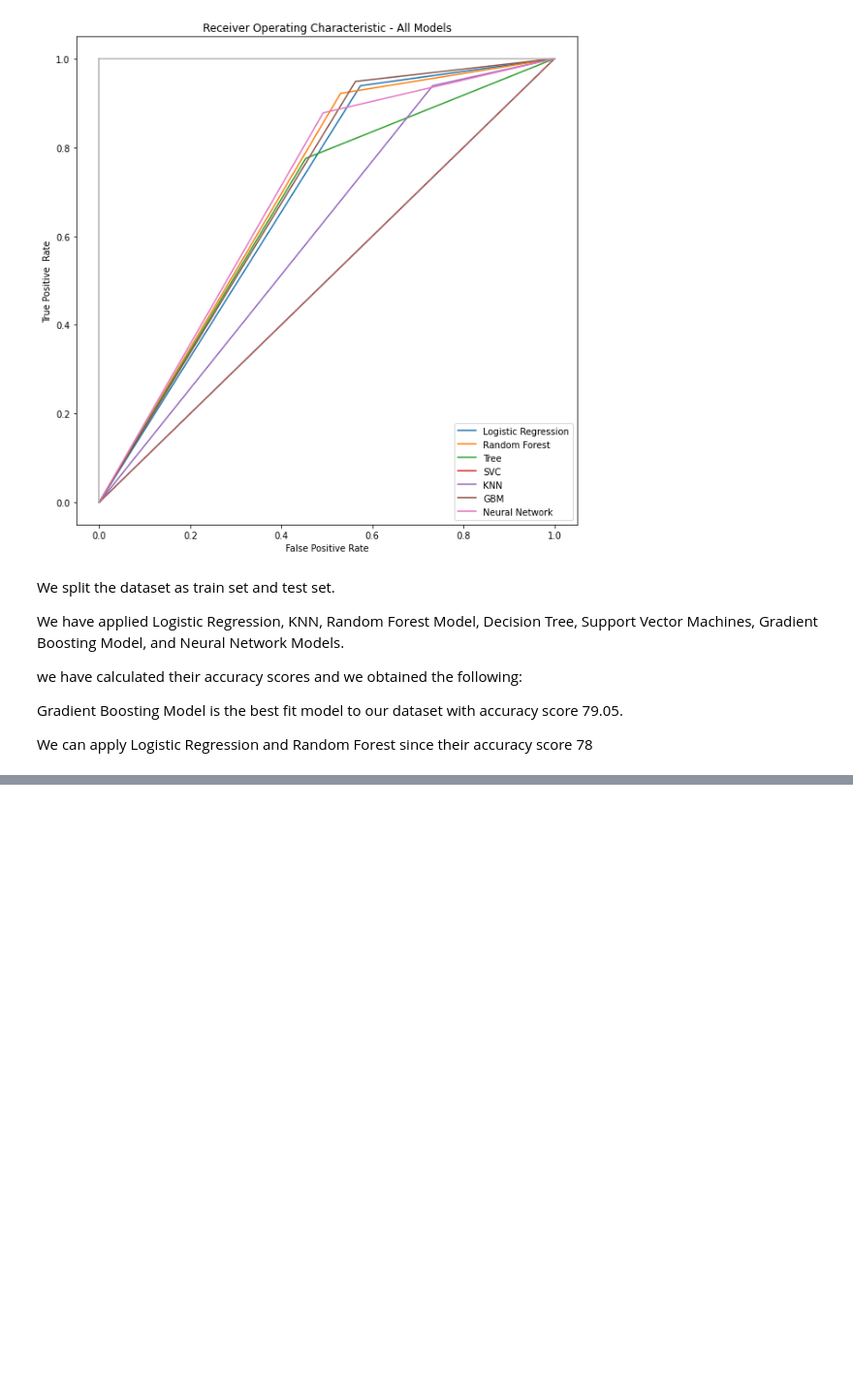
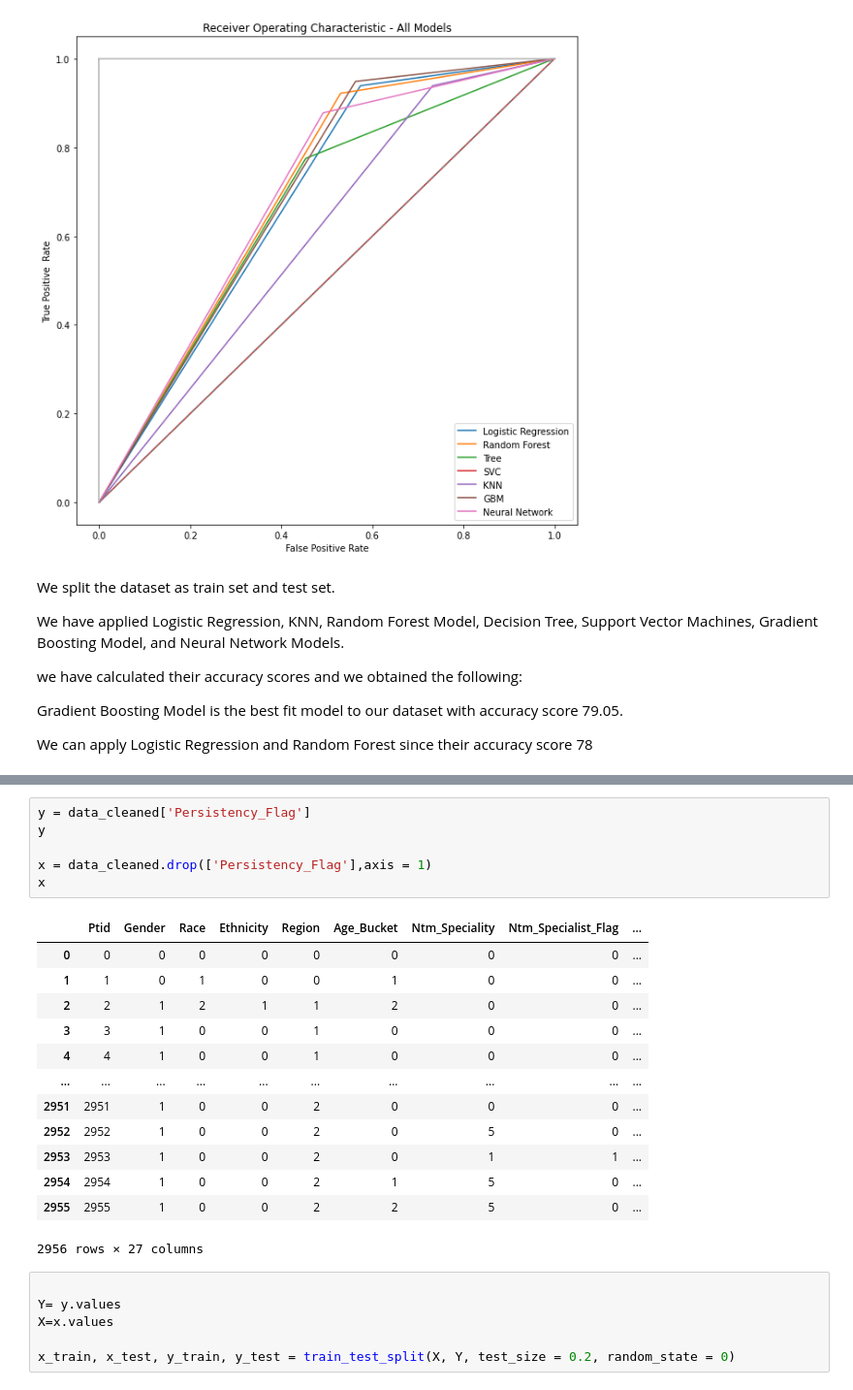
Before and after one commit to Mariamali2001/Data_Glacier_virtual_internship, a Jupyter notebook: Week13/Project_code.ipynb, the cells around one changed output, grey strips where cells are left out. Shown at 97% size. Cells and saved outputs as stored; diff of their text form; blank space fills up the shorter version.

```diff
--- a/Week13/Project_code.ipynb
+++ b/Week13/Project_code.ipynb
@@ -875,0 +916,26 @@ We can apply Logistic Regression and Random Forest since their accuracy score 78
+# %%
+y = data_cleaned['Persistency_Flag']
+y
+
+x = data_cleaned.drop(['Persistency_Flag'],axis = 1)
+x
+# %% [output]
+|  | Ptid | Gender | Race | Ethnicity | Region | Age_Bucket | Ntm_Speciality | Ntm_Specialist_Flag | ... |
+| 0 | 0 | 0 | 0 | 0 | 0 | 0 | 0 | 0 | ... |
+| 1 | 1 | 0 | 1 | 0 | 0 | 1 | 0 | 0 | ... |
+| 2 | 2 | 1 | 2 | 1 | 1 | 2 | 0 | 0 | ... |
+| 3 | 3 | 1 | 0 | 0 | 1 | 0 | 0 | 0 | ... |
+| 4 | 4 | 1 | 0 | 0 | 1 | 0 | 0 | 0 | ... |
+| ... | ... | ... | ... | ... | ... | ... | ... | ... | ... |
+| 2951 | 2951 | 1 | 0 | 0 | 2 | 0 | 0 | 0 | ... |
+| 2952 | 2952 | 1 | 0 | 0 | 2 | 0 | 5 | 0 | ... |
+| 2953 | 2953 | 1 | 0 | 0 | 2 | 0 | 1 | 1 | ... |
+| 2954 | 2954 | 1 | 0 | 0 | 2 | 1 | 5 | 0 | ... |
+| 2955 | 2955 | 1 | 0 | 0 | 2 | 2 | 5 | 0 | ... |
+2956 rows × 27 columns
+# %%
+
+Y= y.values
+X=x.values
+
+x_train, x_test, y_train, y_test = train_test_split(X, Y, test_size = 0.2, random_state = 0)
```
Also changed, not shown: parts of 10 cells of this notebook, 2 other files.
